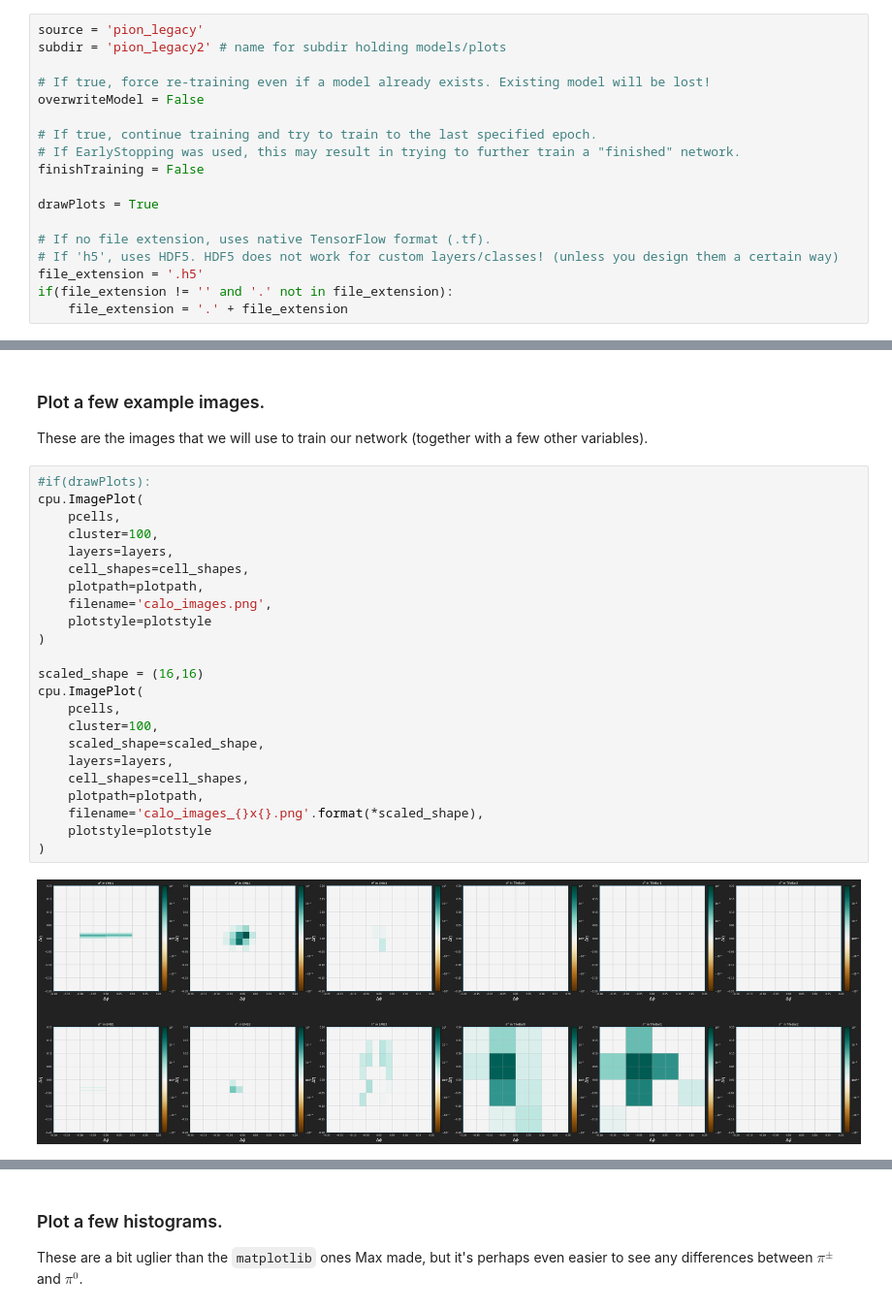
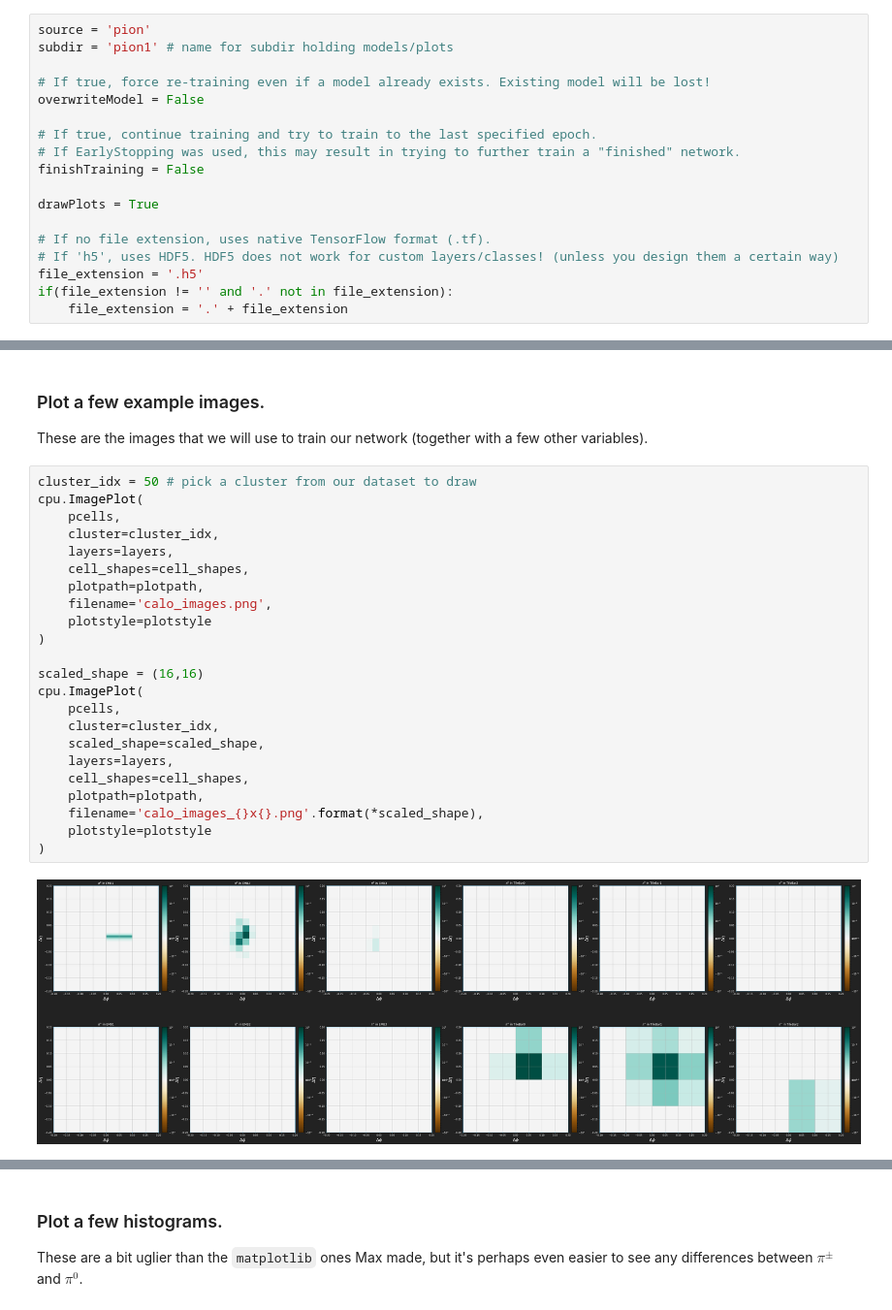
Before and after one commit to atlas-calo-ml/caloml-atlas, a Jupyter notebook: classifier/TopoClusterClassifier_Jan.ipynb, the cells around one changed output, grey strips where cells are left out. Shown at 97% size. Cells and saved outputs as stored; diff of their text form.

```diff
--- a/classifier/TopoClusterClassifier_Jan.ipynb
+++ b/classifier/TopoClusterClassifier_Jan.ipynb
@@ -3,8 +3,8 @@
 
 This is a stripped-down version of Max's re-write of his classifier training notebook, so I have removed *some* functionality like ROC curve scans. These could be added back in the future (using the code from his notebooks, maybe put into our library).
 # %%
-source = 'pion_legacy'
-subdir = 'pion_legacy2' # name for subdir holding models/plots
+source = 'pion'
+subdir = 'pion1' # name for subdir holding models/plots
 
 # If true, force re-training even if a model already exists. Existing model will be lost!
 overwriteModel = False
@@ -194,27 +195,27 @@ We'll train the network on $\pi^+$ and $\pi^0$ events.
 
 These are the images that we will use to train our network (together with a few other variables).
 # %%
-#if(drawPlots):
+cluster_idx = 50 # pick a cluster from our dataset to draw
 cpu.ImagePlot(
     pcells,
-    cluster=100,
+    cluster=cluster_idx,
     layers=layers,
     cell_shapes=cell_shapes,
     plotpath=plotpath,
     filename='calo_images.png',
     plotstyle=plotstyle
 )
 
 scaled_shape = (16,16)
 cpu.ImagePlot(
     pcells,
-    cluster=100,
+    cluster=cluster_idx,
     scaled_shape=scaled_shape,
     layers=layers,
     cell_shapes=cell_shapes,
     plotpath=plotpath,
     filename='calo_images_{}x{}.png'.format(*scaled_shape),
     plotstyle=plotstyle
 )
 # %% [output]
-[figure, old version]
+[figure, new version]
```
Also changed, not shown: parts of 6 cells of this notebook, 5 other files.
